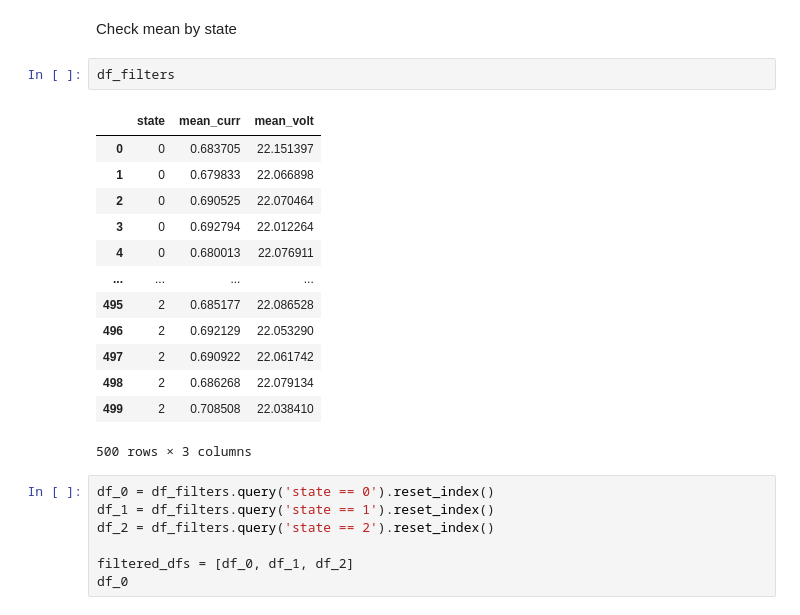
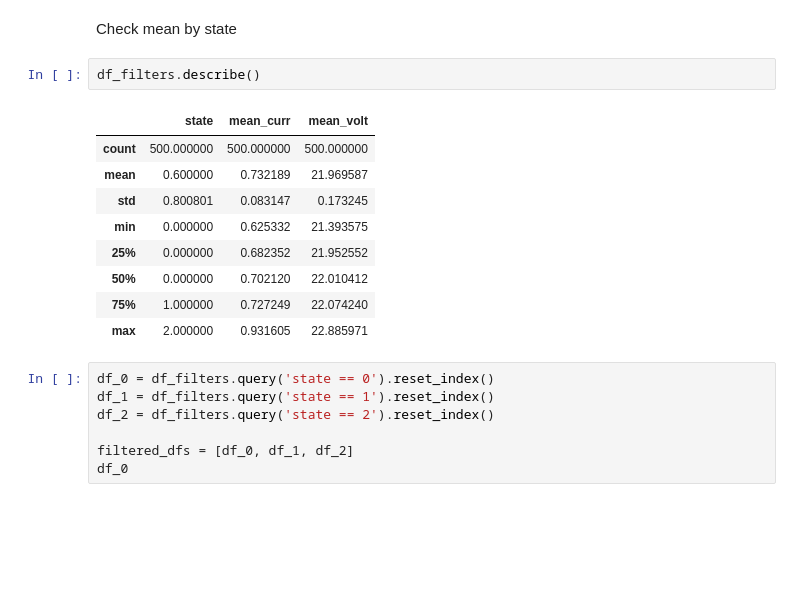
Before and after one commit to bkpedrosuper/EngineCC-ANN, a Jupyter notebook: notebooks/eda1.ipynb, the cells around one changed output. Cells and saved outputs as stored; diff of their text form; blank space fills up the shorter version.

```diff
--- a/notebooks/eda1.ipynb
+++ b/notebooks/eda1.ipynb
@@ -108,21 +109,17 @@ df_filters
 # %% [markdown]
 Check mean by state
 # %%
-df_filters
+df_filters.describe()
 # %% [output]
 |  | state | mean_curr | mean_volt |
-| 0 | 0 | 0.683705 | 22.151397 |
-| 1 | 0 | 0.679833 | 22.066898 |
-| 2 | 0 | 0.690525 | 22.070464 |
-| 3 | 0 | 0.692794 | 22.012264 |
-| 4 | 0 | 0.680013 | 22.076911 |
-| ... | ... | ... | ... |
-| 495 | 2 | 0.685177 | 22.086528 |
-| 496 | 2 | 0.692129 | 22.053290 |
-| 497 | 2 | 0.690922 | 22.061742 |
-| 498 | 2 | 0.686268 | 22.079134 |
-| 499 | 2 | 0.708508 | 22.038410 |
+| count | 500.000000 | 500.000000 | 500.000000 |
+| mean | 0.600000 | 0.732189 | 21.969587 |
+| std | 0.800801 | 0.083147 | 0.173245 |
+| min | 0.000000 | 0.625332 | 21.393575 |
+| 25% | 0.000000 | 0.682352 | 21.952552 |
+| 50% | 0.000000 | 0.702120 | 22.010412 |
+| 75% | 1.000000 | 0.727249 | 22.074240 |
+| max | 2.000000 | 0.931605 | 22.885971 |
-500 rows × 3 columns
 # %%
 df_0 = df_filters.query('state == 0').reset_index()
 df_1 = df_filters.query('state == 1').reset_index()
```
Also changed, not shown: parts of 2 cells of this notebook, 2 other files.
